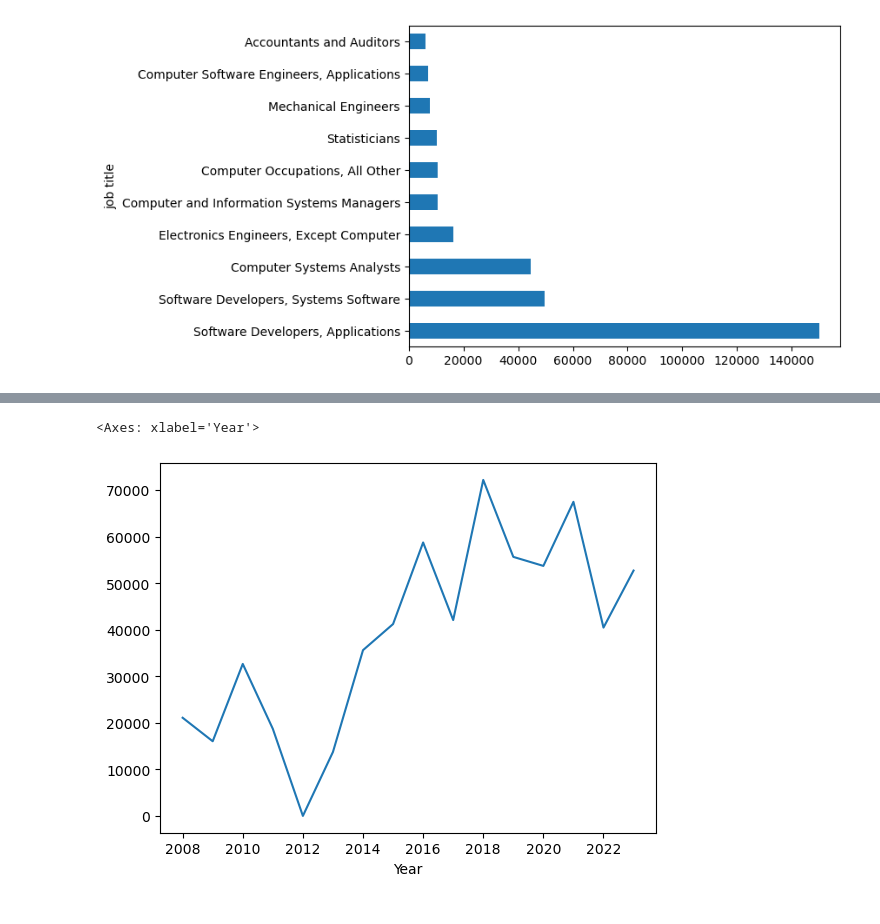
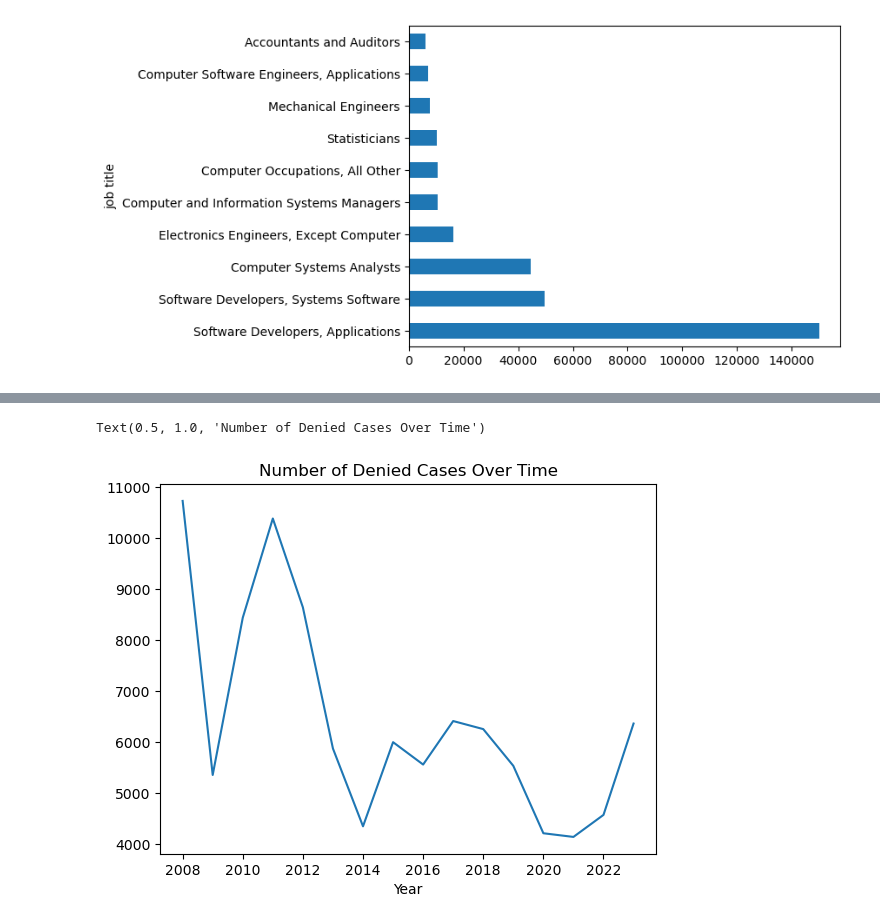
Before and after one commit to Shuyi1011/2024Spr_projects, a Jupyter notebook: final.ipynb, the cells around one changed output, grey strips where cells are left out. Cells and saved outputs as stored; diff of their text form; code cells hidden in the pictures.

```diff
--- a/final.ipynb
+++ b/final.ipynb
@@ -315,5 +378,6 @@ all_perm[all_perm["case status"] == "Certified"].groupby("job title").size().sor
 # %%
-all_perm[all_perm["case status"] == "Certified"].groupby("Year").size().plot(kind='line')
+all_perm[all_perm["case status"] == "Denied"].groupby("Year").size().plot(kind='line')
+plt.title("Number of Denied Cases Over Time")
 # %% [output]
-<Axes: xlabel='Year'>
+Text(0.5, 1.0, 'Number of Denied Cases Over Time')
-[figure, old version]
+[figure, new version]
```
Also changed, not shown: parts of 11 cells of this notebook.
